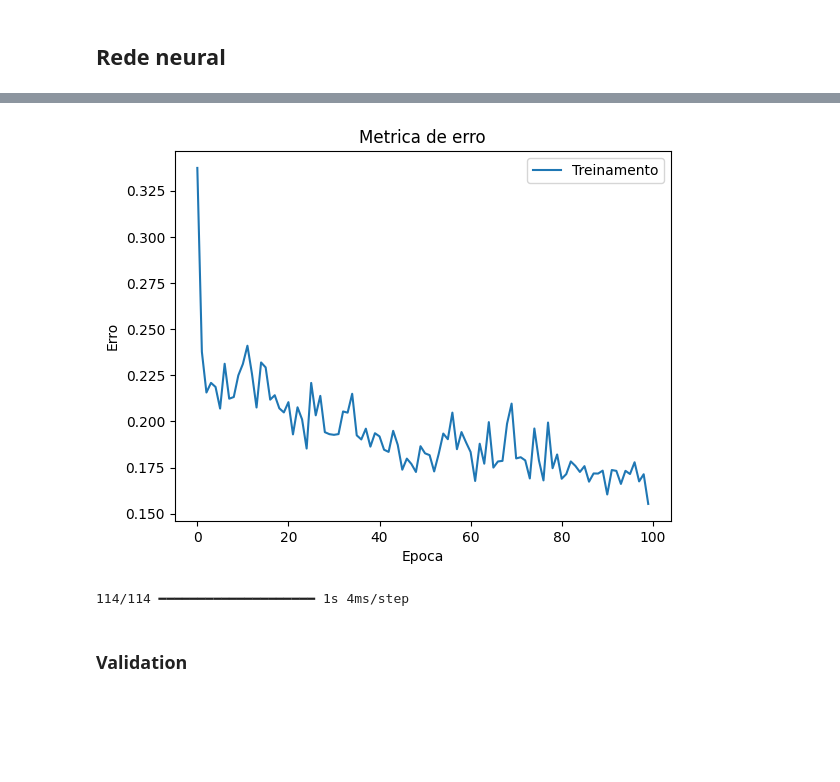
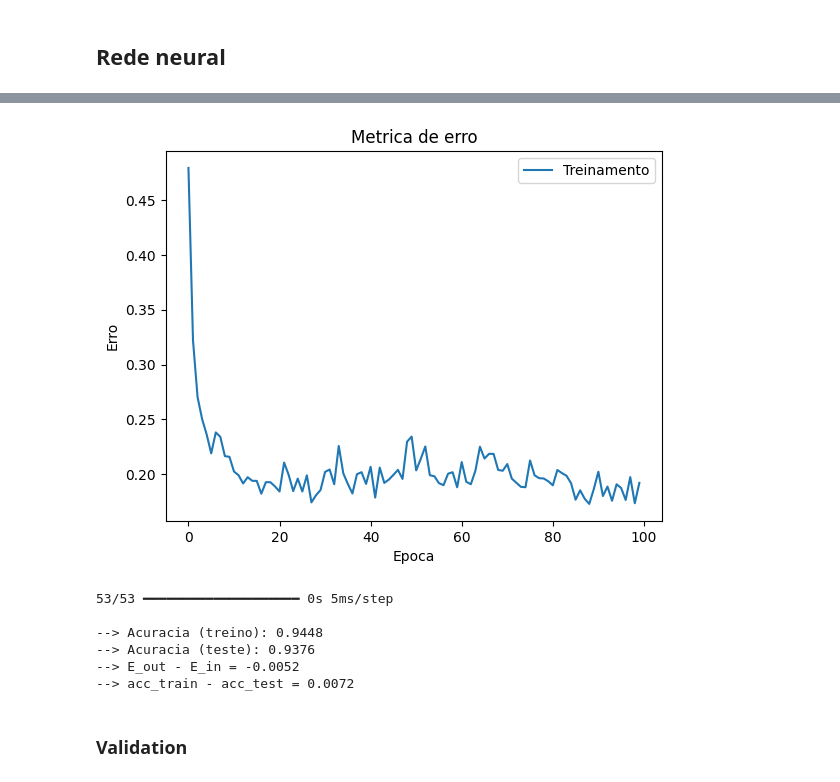
Before and after one commit to JonasFOliveira/ML-Final-Project, a Jupyter notebook: rede_neural.ipynb, the cells around one changed output, grey strips where cells are left out. Cells and saved outputs as stored; diff of their text form; code cells hidden in the pictures; blank space fills up the shorter version.

```diff
--- a/rede_neural.ipynb
+++ b/rede_neural.ipynb
@@ -69,6 +33,13 @@ class Data():
+# %%
+#ma antes vamos deixar os dados igualmente separados
+data_aux = df_data.loc[df_data['desenv'] == 0]
+data_aux_2 = df_data[df_data['desenv'] == 1].sample(min(df_data['desenv'].value_counts()))
+df_data = pd.concat([data_aux, data_aux_2])
 # %%
-y_data_class = df_data['desenv']
+X_data = np.array(df_data.drop(['desenv'], axis=1))
+y_data = np.array(df_data['desenv'])
 
-X_data = df_data.drop(['desenv'], axis=1)
+X_train, X_test, y_train, y_test = model_selection.train_test_split(X_data, y_data, random_state=RANDOM_SEED, test_size=0.2)
 
-X_train, X_test, y_train, y_test = model_selection.train_test_split(X_data, y_data_class, random_state=42, test_size=0.2)
+print("Train: ", X_train.shape, y_train.shape)
+print("Test: ", X_test.shape, y_test.shape)
@@ -124,10 +90,10 @@ $$ n \le \frac{3623-10}{10*(15+2)} <=> \frac{3613}{170} \equiv 22 $$
 model = Sequential()
 
 # Rede configurada a partir de informações da dimensão VC e da regra de ouro
-model.add(Dense(22, input_dim=15, kernel_initializer='normal', activation='tanh'))
+model.add(Dense(25, input_dim=15, kernel_initializer='normal', activation='tanh'))
 model.add(Dense(1, kernel_initializer='normal', activation='sigmoid'))
 
-#utilizado a função de ativação tanh para que a saida possa variar entre -1 e 1
+#utilizado a função de ativação tanh para que a saida possa variar entre 0 e 1
 
 # Instanciação e configuração de otimizadores
 sgd = optimizers.SGD(learning_rate=0.01)
@@ -150,8 +116,9 @@ Model: "sequential_16"
  Non-trainable params: 0 (0.00 B)
 None
 # %%
-BATCH_SIZE = 16
-# trainX, train_y, train_y_coef
-model_hdi = model.fit(trainX, train_y_coef, epochs=100, batch_size=BATCH_SIZE)
+
+# X_train, X_test, y_train, y_test
+
+model_hdi = model.fit(X_train, y_train, epochs=100, batch_size=BATCH_SIZE)
 # %% [output]
 Epoch 1/100
@@ -174,26 +141,30 @@ Epoch 100/100
 # %%
-from sklearn.metrics import accuracy_score
 
 plt.plot(model_hdi.history['loss'])
 plt.title('Metrica de erro')
 plt.ylabel('Erro')
 plt.xlabel('Epoca')
 plt.legend(['Treinamento'])
 plt.show()
 
 # Obtendo a acuracia usando accuracy_score()
-pred = np.round(model.predict(trainX))
-acc_train = accuracy_score(train_y_coef, pred)
+pred = np.round(model.predict(X_train))
+acc_train = accuracy_score(y_train, pred)
 
 # Obtendo a acuracia usando evaluate()
-E_out, acc_test = model.evaluate(testX, test_y_coef, batch_size=BATCH_SIZE, verbose=0)
+E_out, acc_test = model.evaluate(X_test, y_test, batch_size=BATCH_SIZE, verbose=0)
 
 print(f'\n--> Acuracia (treino): {acc_train:.4f}')
 print(f'--> Acuracia (teste): {acc_test:.4f}')
 print(f"--> E_out - E_in = {E_out - model_hdi.history['loss'][-1]:.4f}")
 print(f"--> acc_train - acc_test = {acc_train - acc_test:.4f}")
 # %% [output]
-[figure, old version]
+[figure, new version]
-114/114 ━━━━━━━━━━━━━━━━━━━━ 1s 4ms/step
+53/53 ━━━━━━━━━━━━━━━━━━━━ 0s 5ms/step
+
+--> Acuracia (treino): 0.9448
+--> Acuracia (teste): 0.9376
+--> E_out - E_in = -0.0052
+--> acc_train - acc_test = 0.0072
 # %% [markdown]
 ### Validation
```
Also changed, not shown: parts of 19 cells of this notebook, 2 other files.
